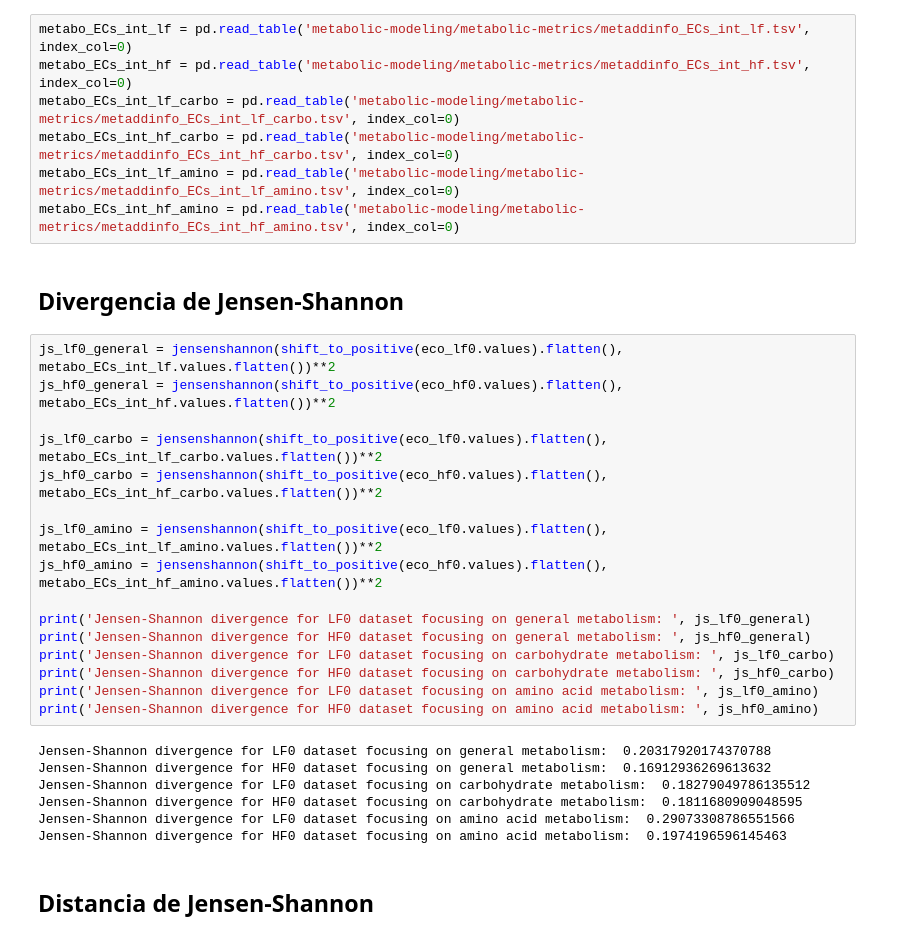
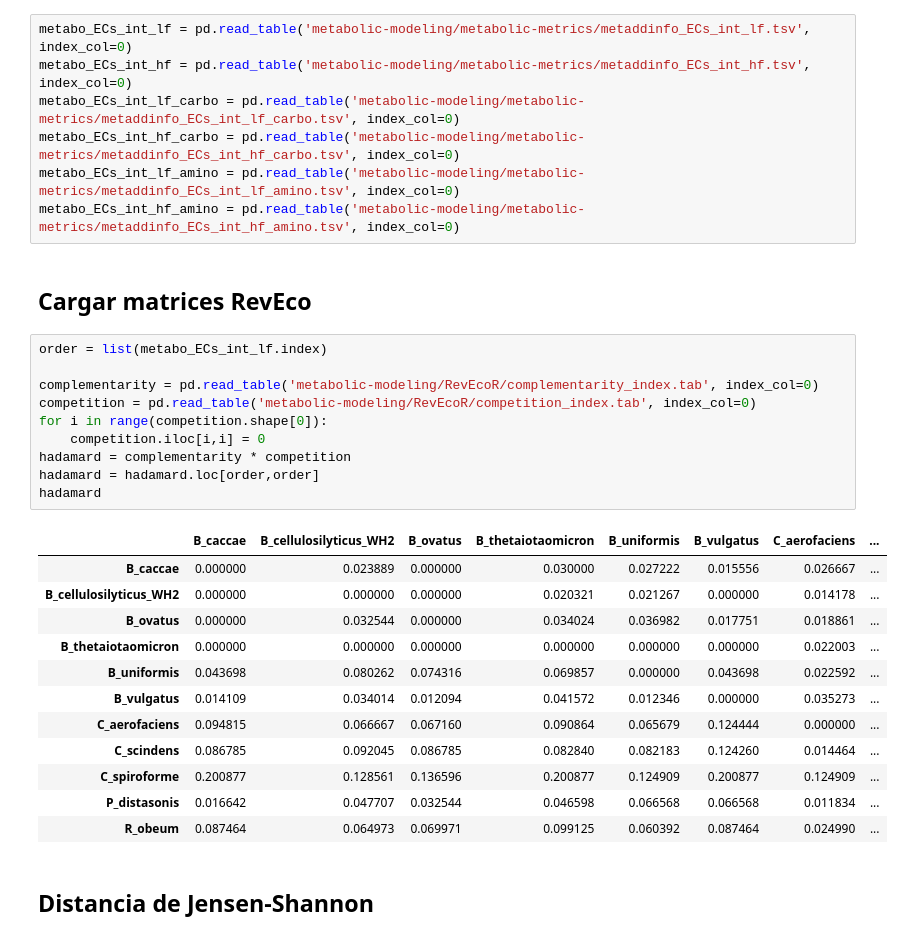
Before and after one commit to alejandrocs98/masters-thesis, a Jupyter notebook: eco_metabo_analysis.ipynb, the cells around one changed output. Cells and saved outputs as stored; diff of their text form.

```diff
--- a/eco_metabo_analysis.ipynb
+++ b/eco_metabo_analysis.ipynb
@@ -125,31 +125,31 @@ metabo_ECs_int_lf_carbo = pd.read_table('metabolic-modeling/metabolic-metrics/me
 metabo_ECs_int_hf_carbo = pd.read_table('metabolic-modeling/metabolic-metrics/metaddinfo_ECs_int_hf_carbo.tsv', index_col=0)
 metabo_ECs_int_lf_amino = pd.read_table('metabolic-modeling/metabolic-metrics/metaddinfo_ECs_int_lf_amino.tsv', index_col=0)
 metabo_ECs_int_hf_amino = pd.read_table('metabolic-modeling/metabolic-metrics/metaddinfo_ECs_int_hf_amino.tsv', index_col=0)
-# %% [markdown]
-## Divergencia de Jensen-Shannon
-# %%
-js_lf0_general = jensenshannon(shift_to_positive(eco_lf0.values).flatten(), metabo_ECs_int_lf.values.flatten())**2
-js_hf0_general = jensenshannon(shift_to_positive(eco_hf0.values).flatten(), metabo_ECs_int_hf.values.flatten())**2
-
-js_lf0_carbo = jensenshannon(shift_to_positive(eco_lf0.values).flatten(), metabo_ECs_int_lf_carbo.values.flatten())**2
-js_hf0_carbo = jensenshannon(shift_to_positive(eco_hf0.values).flatten(), metabo_ECs_int_hf_carbo.values.flatten())**2
-
-js_lf0_amino = jensenshannon(shift_to_positive(eco_lf0.values).flatten(), metabo_ECs_int_lf_amino.values.flatten())**2
-js_hf0_amino = jensenshannon(shift_to_positive(eco_hf0.values).flatten(), metabo_ECs_int_hf_amino.values.flatten())**2
-
-print('Jensen-Shannon divergence for LF0 dataset focusing on general metabolism: ', js_lf0_general)
-print('Jensen-Shannon divergence for HF0 dataset focusing on general metabolism: ', js_hf0_general)
-print('Jensen-Shannon divergence for LF0 dataset focusing on carbohydrate metabolism: ', js_lf0_carbo)
-print('Jensen-Shannon divergence for HF0 dataset focusing on carbohydrate metabolism: ', js_hf0_carbo)
-print('Jensen-Shannon divergence for LF0 dataset focusing on amino acid metabolism: ', js_lf0_amino)
-print('Jensen-Shannon divergence for HF0 dataset focusing on amino acid metabolism: ', js_hf0_amino)
-# %% [output]
-Jensen-Shannon divergence for LF0 dataset focusing on general metabolism:  0.20317920174370788
-Jensen-Shannon divergence for HF0 dataset focusing on general metabolism:  0.16912936269613632
-Jensen-Shannon divergence for LF0 dataset focusing on carbohydrate metabolism:  0.18279049786135512
-Jensen-Shannon divergence for HF0 dataset focusing on carbohydrate metabolism:  0.1811680909048595
-Jensen-Shannon divergence for LF0 dataset focusing on amino acid metabolism:  0.29073308786551566
-Jensen-Shannon divergence for HF0 dataset focusing on amino acid metabolism:  0.1974196596145463
+# %% [markdown]
+## Cargar matrices RevEco
+# %%
+order = list(metabo_ECs_int_lf.index)
+
+complementarity = pd.read_table('metabolic-modeling/RevEcoR/complementarity_index.tab', index_col=0)
+competition = pd.read_table('metabolic-modeling/RevEcoR/competition_index.tab', index_col=0)
+for i in range(competition.shape[0]):
+    competition.iloc[i,i] = 0
+hadamard = complementarity * competition
+hadamard = hadamard.loc[order,order]
+hadamard
+# %% [output]
+|  | B_caccae | B_cellulosilyticus_WH2 | B_ovatus | B_thetaiotaomicron | B_uniformis | B_vulgatus | C_aerofaciens | ... |
+| B_caccae | 0.000000 | 0.023889 | 0.000000 | 0.030000 | 0.027222 | 0.015556 | 0.026667 | ... |
+| B_cellulosilyticus_WH2 | 0.000000 | 0.000000 | 0.000000 | 0.020321 | 0.021267 | 0.000000 | 0.014178 | ... |
+| B_ovatus | 0.000000 | 0.032544 | 0.000000 | 0.034024 | 0.036982 | 0.017751 | 0.018861 | ... |
+| B_thetaiotaomicron | 0.000000 | 0.000000 | 0.000000 | 0.000000 | 0.000000 | 0.000000 | 0.022003 | ... |
+| B_uniformis | 0.043698 | 0.080262 | 0.074316 | 0.069857 | 0.000000 | 0.043698 | 0.022592 | ... |
+| B_vulgatus | 0.014109 | 0.034014 | 0.012094 | 0.041572 | 0.012346 | 0.000000 | 0.035273 | ... |
+| C_aerofaciens | 0.094815 | 0.066667 | 0.067160 | 0.090864 | 0.065679 | 0.124444 | 0.000000 | ... |
+| C_scindens | 0.086785 | 0.092045 | 0.086785 | 0.082840 | 0.082183 | 0.124260 | 0.014464 | ... |
+| C_spiroforme | 0.200877 | 0.128561 | 0.136596 | 0.200877 | 0.124909 | 0.200877 | 0.124909 | ... |
+| P_distasonis | 0.016642 | 0.047707 | 0.032544 | 0.046598 | 0.066568 | 0.066568 | 0.011834 | ... |
+| R_obeum | 0.087464 | 0.064973 | 0.069971 | 0.099125 | 0.060392 | 0.087464 | 0.024990 | ... |
 # %% [markdown]
 ## Distancia de Jensen-Shannon
 # %%
```
Also changed, not shown: parts of 5 cells of this notebook.
